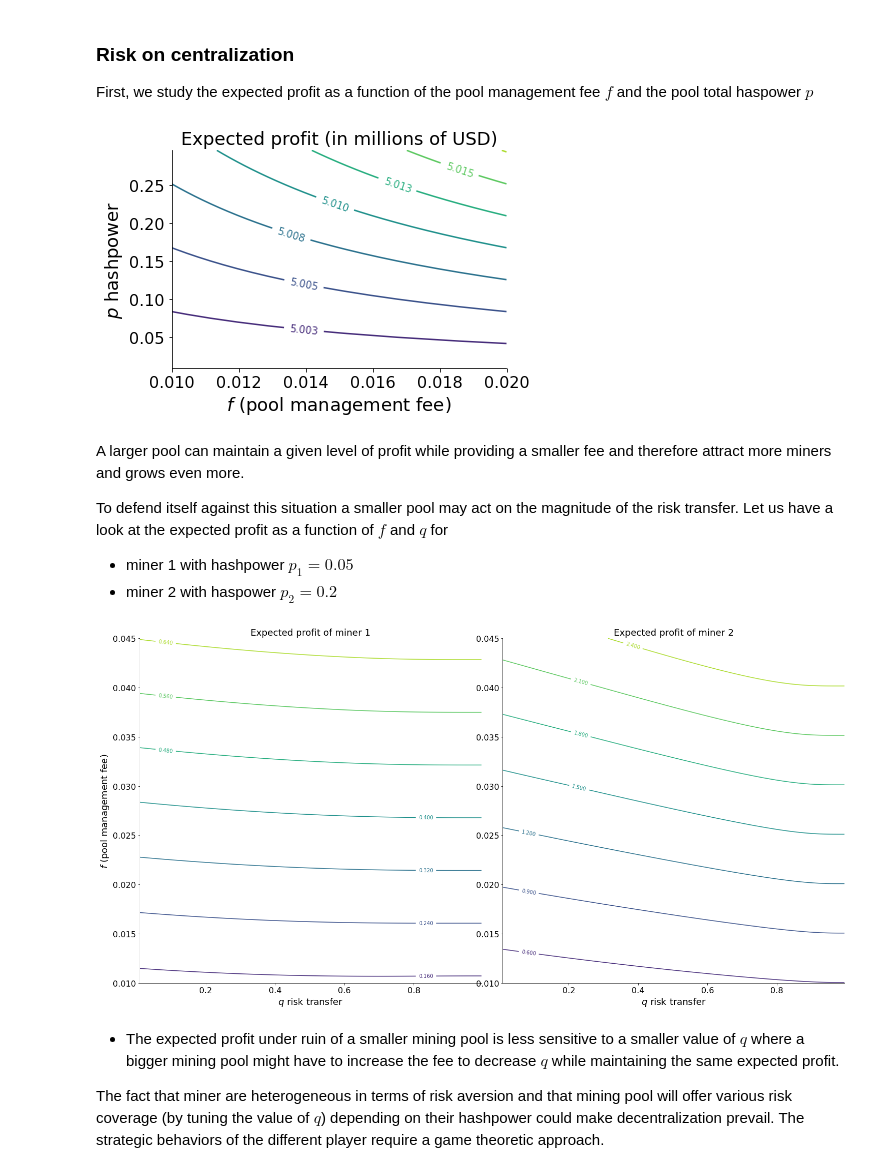
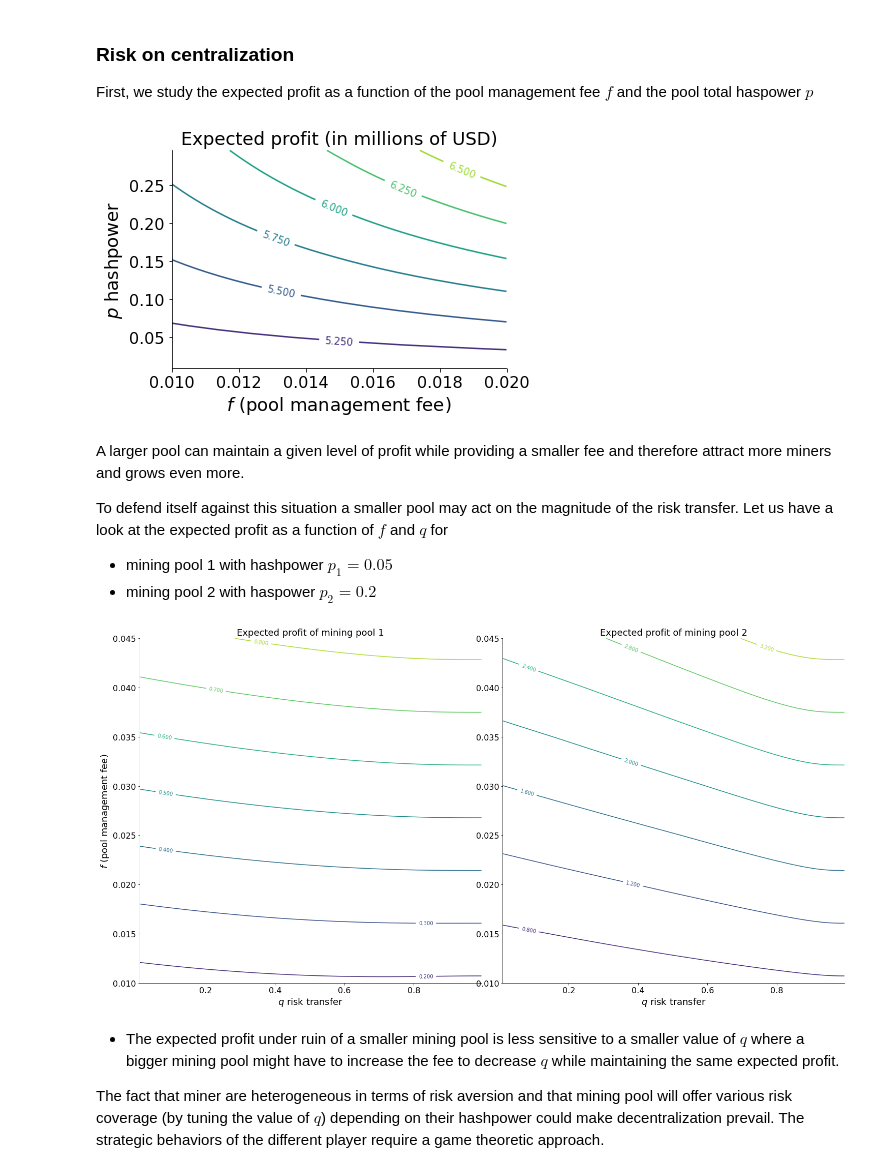
Before and after one commit to LaGauffre/BLOCKASTICS, a Jupyter notebook: Python/Lecture_3_mining_pool.ipynb, the cells around one changed output. Cells and saved outputs as stored; diff of their text form; code cells hidden in the pictures.

```diff
--- a/Python/Lecture_3_mining_pool.ipynb
+++ b/Python/Lecture_3_mining_pool.ipynb
@@ -215,6 +215,6 @@ sns.despine()
 # %%
-u, t, q, f  = 1000000, 24*7, 0.05, 0.025
-π_W = 0.1
+t, f  = 24*7, 0.025
+π_W = 0.15
 c = p * π_W * W
 q_vec = [0.1, 0.25, 0.5]
 u_vec = np.arange(10000, 1000000, 10000)
@@ -276,7 +276,7 @@ def ψ_pool_T(u, t, b, λ, q, f):
 # %% [markdown]
 ### Ruin and expected profit of the pool manager in terms of risk transfer
 # %%
-u, t, q, f, p, λ  = 1000000, 24*7, 0.05, 0.025, 0.2, 6
+t, f, p = 24*7, 0.025, 0.2
 q_vec = [0.1, 0.25, 0.5]
 u_vec = np.arange(0, 10000000, 1000)
 linestyles = ['dotted', 'dashed', 'dashdot']
@@ -296,12 +296,9 @@ sns.despine()
 # %%
-u, t, q, f, p, λ  = 1000000, 24*7, 1 ,0.03, 0.1, 6
+t, q, f, p = 24*7, 1 ,0.04, 0.2
 q_vec = [0.1, 0.25, 0.5]
 u_vec = np.arange(0, 10000000, 10000)
 linestyles = ['dotted', 'dashed', 'dashdot']
-# V_manager = [V_pool_T(u, t, b, λ, q, f) for u in u_vec]
-# V_manager
 
-# plt.plot(u_vec *1e-6, (V_solo-u_vec)*1e-6,linewidth =2, label = "Solo mining")
 for k,q in enumerate(q_vec):
     V_manager = [V_pool_T(u, t, b, λ*p, q, f) for u in u_vec]
     plt.plot(u_vec*1e-6, (V_manager - u_vec)*1e-6,linewidth =2, linestyle = linestyles[k], color = "k", label = "q = "+str(q))
@@ -321,7 +318,7 @@ import numpy as np
 import matplotlib.cm as cm
 import matplotlib.pyplot as plt
 
-u, t, q, f, p, λ  = 5000000, 24*7, 0.25, 0.025, 0.1, 6*0.01
+u, t, p, λ  = 5000000, 24*7, 0.2, 6
 f = np.arange(0.01, 0.025, 0.005)
 p = np.arange(0.01, 0.3, 0.005)
 F, P = np.meshgrid(f, p)
@@ -336,33 +333,33 @@ ax.set_xlabel('$f$ (pool management fee)', fontsize = fontsize_axes)
 ax.set_ylabel('$p$ hashpower', fontsize = fontsize_axes)
 sns.despine()
 # %% [output]
-[figure, old version]
+[figure, new version]
 # %% [markdown]
 A larger pool can maintain a given level of profit while providing a smaller fee and therefore attract more miners and grows even more.
 
 To defend itself against this situation a smaller pool may act on the magnitude of the risk transfer. Let us have a look at the expected profit as a function of $f$ and $q$ for
-- miner 1 with hashpower $p_1=0.05$
-- miner 2 with haspower $p_2 = 0.2$
+- mining pool 1 with hashpower $p_1=0.05$
+- mining pool 2 with haspower $p_2 = 0.2$
 # %%
-u, t, q, f, λ  = 5000000, 24*7, 0.1, 0.025, 6
+u, t, λ  = 5000000, 24*7, 6
 p1, p2 = 0.05, 0.2
 f = np.arange(0.01, 0.05, 0.005)
 q = np.arange(0.01, 1, 0.005)
 Q , F = np.meshgrid(q, f)
 V = [V_pool_T(u, t, b, λ * p1, Q, F)  - u, V_pool_T(u, t, b, λ * p2, Q, F)  - u]
 fig, ax = plt.subplots(1, 2, figsize=(20,10))
 fig.tight_layout()
 
 for k in range(2):
     CS = ax[k].contour(Q, F, V[k]*1e-6)
     ax[k].clabel(CS, inline=True, fontsize=10)
-    ax[k].set_title('Expected profit of miner '+str(k+1), fontsize = fontsize_axes)
+    ax[k].set_title('Expected profit of mining pool '+str(k+1), fontsize = fontsize_axes)
     ax[k].tick_params(labelsize=fontsize_ticker)
     ax[0].set_ylabel('$f$ (pool management fee)', fontsize = fontsize_axes)
     ax[k].set_xlabel('$q$ risk transfer', fontsize = fontsize_axes)
 sns.despine()
 # %% [output]
-[figure, old version]
+[figure, new version]
 # %% [markdown]
 - The expected profit under ruin of a smaller mining pool is less sensitive to a smaller value of $q$ where a bigger mining pool might have to increase the fee to decrease $q$ while maintaining the same expected profit.
 
```
Also changed, not shown: parts of 7 cells of this notebook, 16 other files.
